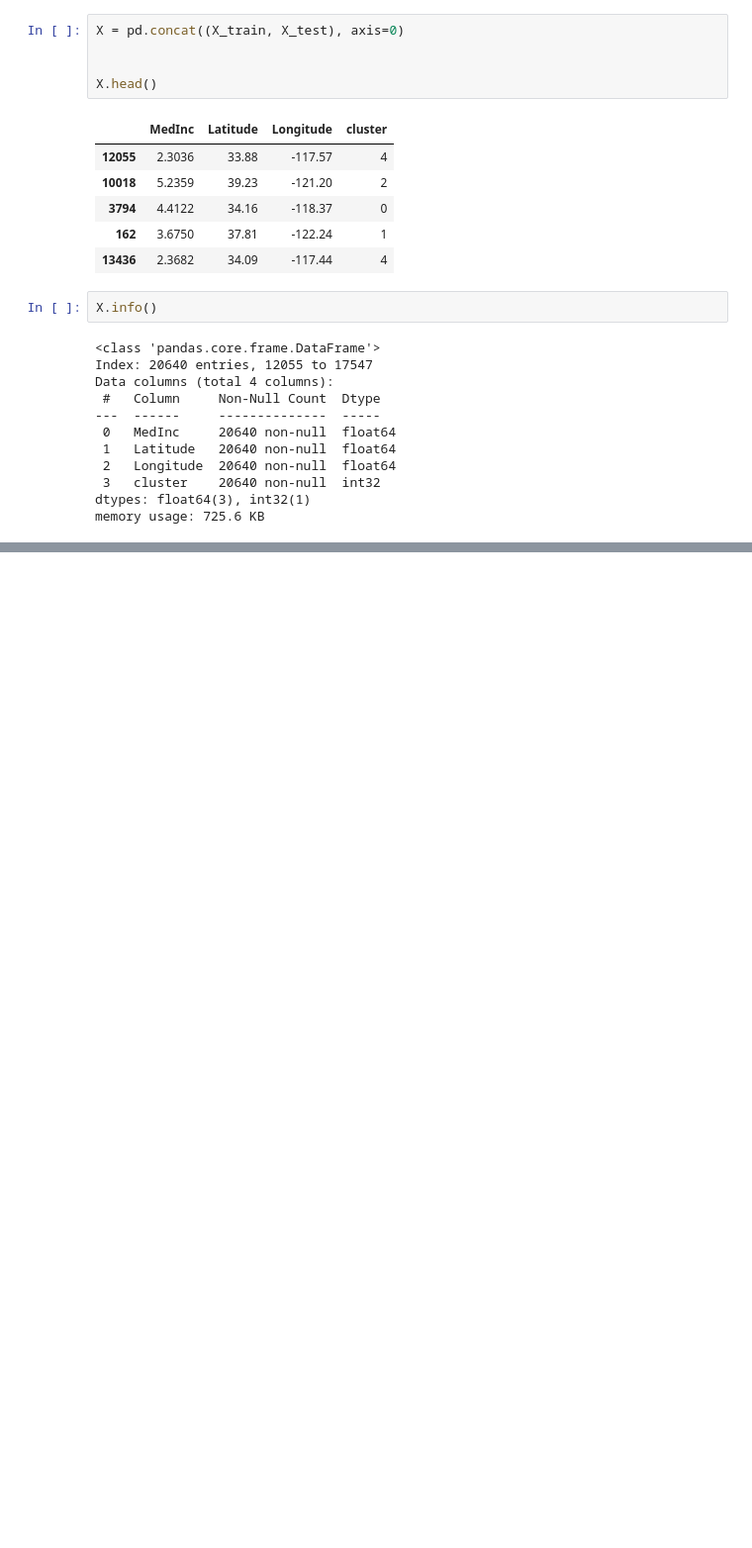
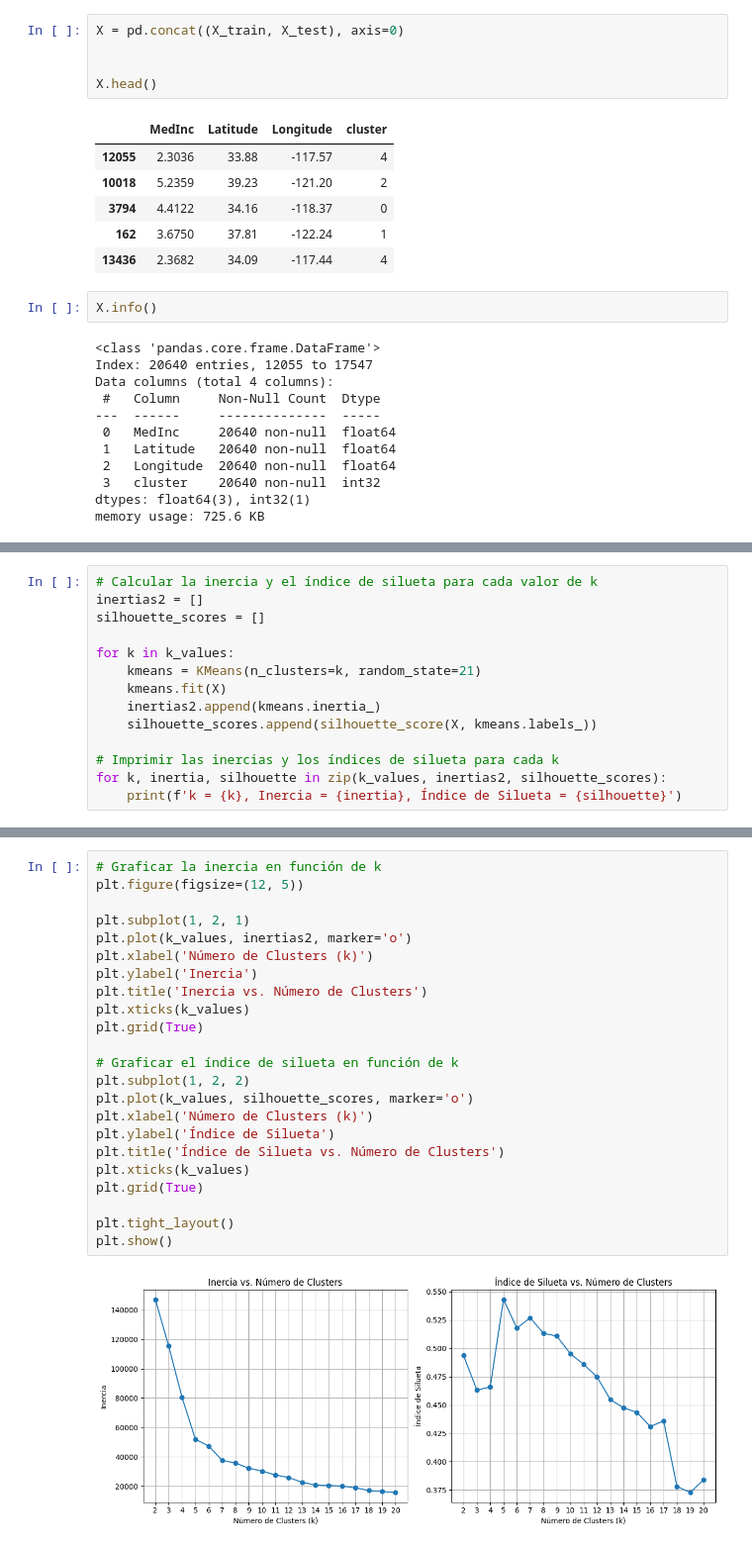
Before and after one commit to leandro-reguero/unsupervised-learning, a Jupyter notebook: src/explore.ipynb, the cells around one changed output, grey strips where cells are left out. Shown: that part at 99% size. Cells and saved outputs as stored; diff of their text form; blank space fills up the shorter version.

```diff
--- a/src/explore.ipynb
+++ b/src/explore.ipynb
@@ -227,0 +264,14 @@ memory usage: 725.6 KB
+# %%
+# Calcular la inercia y el índice de silueta para cada valor de k
+inertias2 = []
+silhouette_scores = []
+
+for k in k_values:
+    kmeans = KMeans(n_clusters=k, random_state=21)
+    kmeans.fit(X)
+    inertias2.append(kmeans.inertia_)
+    silhouette_scores.append(silhouette_score(X, kmeans.labels_))
+
+# Imprimir las inercias y los índices de silueta para cada k
+for k, inertia, silhouette in zip(k_values, inertias2, silhouette_scores):
+    print(f'k = {k}, Inercia = {inertia}, Índice de Silueta = {silhouette}')
@@ -227,0 +298,25 @@ memory usage: 725.6 KB
+# %%
+# Graficar la inercia en función de k
+plt.figure(figsize=(12, 5))
+
+plt.subplot(1, 2, 1)
+plt.plot(k_values, inertias2, marker='o')
+plt.xlabel('Número de Clusters (k)')
+plt.ylabel('Inercia')
+plt.title('Inercia vs. Número de Clusters')
+plt.xticks(k_values)
+plt.grid(True)
+
+# Graficar el índice de silueta en función de k
+plt.subplot(1, 2, 2)
+plt.plot(k_values, silhouette_scores, marker='o')
+plt.xlabel('Número de Clusters (k)')
+plt.ylabel('Índice de Silueta')
+plt.title('Índice de Silueta vs. Número de Clusters')
+plt.xticks(k_values)
+plt.grid(True)
+
+plt.tight_layout()
+plt.show()
+# %% [output]
+[figure, added]
```
Also changed, not shown: parts of 11 cells of this notebook, 1 other file.
